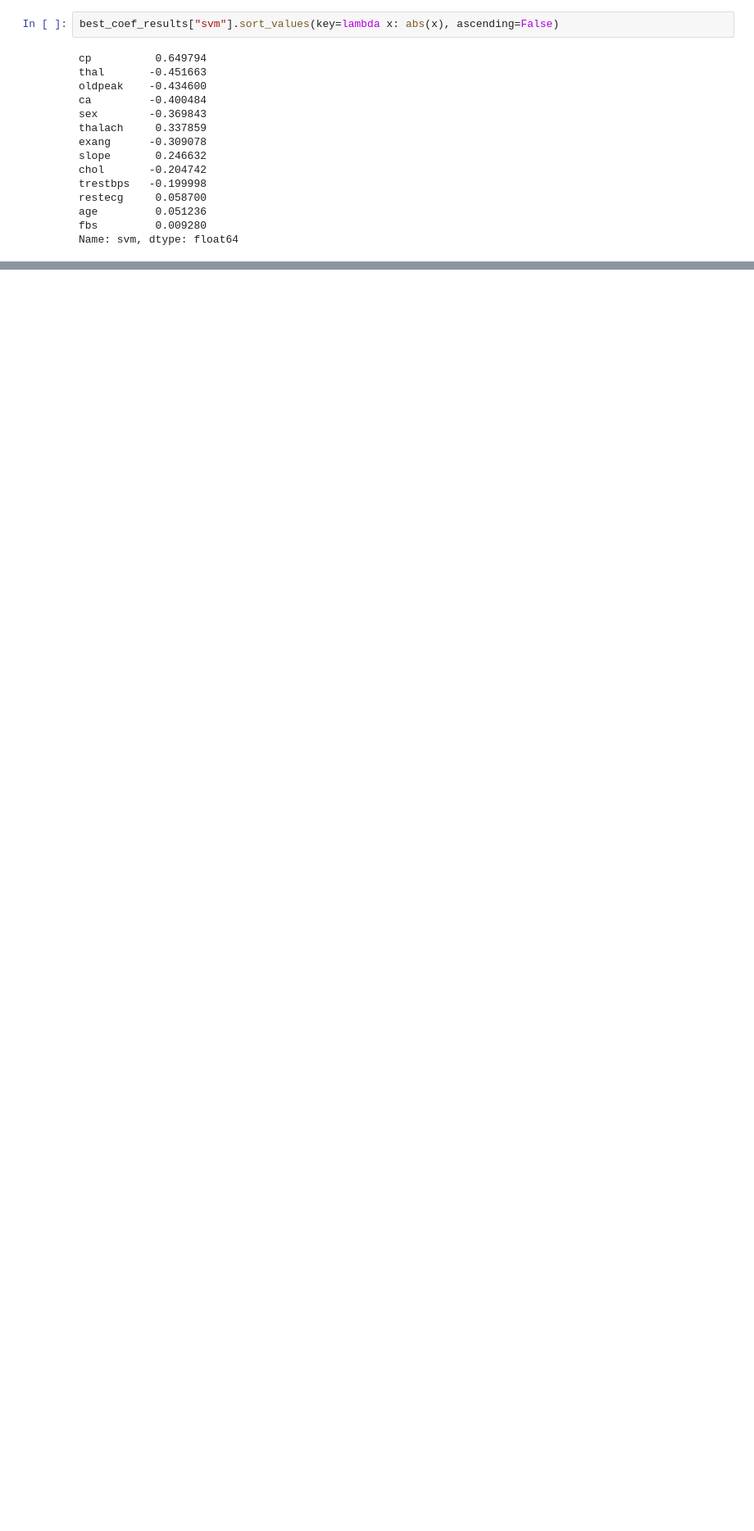
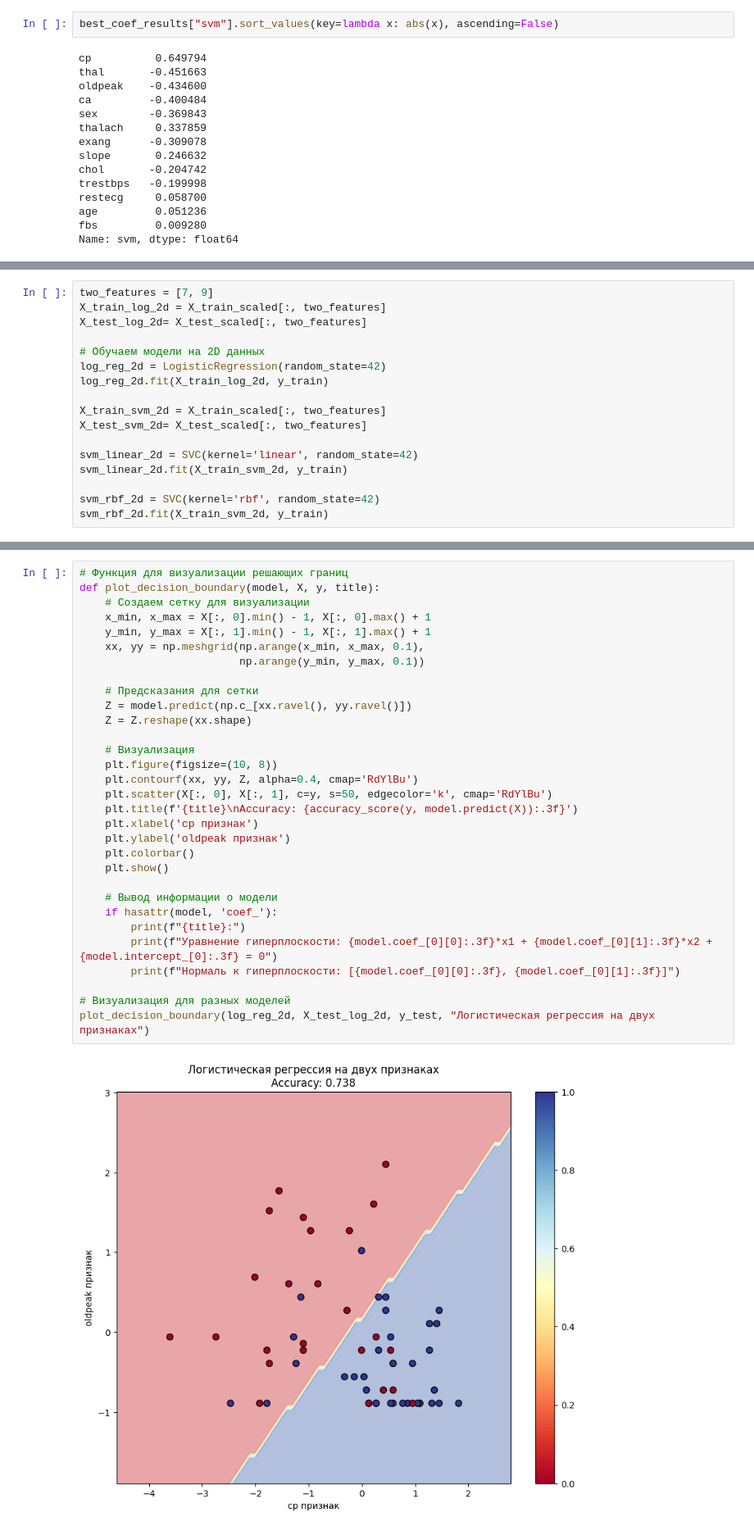
Before and after one commit to SerMisterMish/Statistical_and_Machine_Learning, a Jupyter notebook: supervised_learning/claffication.ipynb, the cells around one changed output, grey strips where cells are left out. Shown at 82% size. Drawn from its saved outputs; the diff is of its cells as text; blank space fills up the shorter version.

Commit message:
Add hyperplane visualization

```diff
--- a/supervised_learning/claffication.ipynb
+++ b/supervised_learning/claffication.ipynb
@@ -810,0 +795,17 @@ array([[ 2.04442042,  0.60485264],
+# %%
+two_features = [7, 9]
+X_train_log_2d = X_train_scaled[:, two_features]
+X_test_log_2d= X_test_scaled[:, two_features]
+
+# Обучаем модели на 2D данных
+log_reg_2d = LogisticRegression(random_state=42)
+log_reg_2d.fit(X_train_log_2d, y_train)
+
+X_train_svm_2d = X_train_scaled[:, two_features]
+X_test_svm_2d= X_test_scaled[:, two_features]
+
+svm_linear_2d = SVC(kernel='linear', random_state=42)
+svm_linear_2d.fit(X_train_svm_2d, y_train)
+
+svm_rbf_2d = SVC(kernel='rbf', random_state=42)
+svm_rbf_2d.fit(X_train_svm_2d, y_train)
@@ -810,0 +816,33 @@ array([[ 2.04442042,  0.60485264],
+# %%
+# Функция для визуализации решающих границ
+def plot_decision_boundary(model, X, y, title):
+    # Создаем сетку для визуализации
+    x_min, x_max = X[:, 0].min() - 1, X[:, 0].max() + 1
+    y_min, y_max = X[:, 1].min() - 1, X[:, 1].max() + 1
+    xx, yy = np.meshgrid(np.arange(x_min, x_max, 0.1),
+                         np.arange(y_min, y_max, 0.1))
+
+    # Предсказания для сетки
+    Z = model.predict(np.c_[xx.ravel(), yy.ravel()])
+    Z = Z.reshape(xx.shape)
+
+    # Визуализация
+    plt.figure(figsize=(10, 8))
+    plt.contourf(xx, yy, Z, alpha=0.4, cmap='RdYlBu')
+    plt.scatter(X[:, 0], X[:, 1], c=y, s=50, edgecolor='k', cmap='RdYlBu')
+    plt.title(f'{title}\nAccuracy: {accuracy_score(y, model.predict(X)):.3f}')
+    plt.xlabel('cp признак')
+    plt.ylabel('oldpeak признак')
+    plt.colorbar()
+    plt.show()
+
+    # Вывод информации о модели
+    if hasattr(model, 'coef_'):
+        print(f"{title}:")
+        print(f"Уравнение гиперплоскости: {model.coef_[0][0]:.3f}*x1 + {model.coef_[0][1]:.3f}*x2 + {model.intercept_[0]:.3f} = 0")
+        print(f"Нормаль к гиперплоскости: [{model.coef_[0][0]:.3f}, {model.coef_[0][1]:.3f}]")
+
+# Визуализация для разных моделей
+plot_decision_boundary(log_reg_2d, X_test_log_2d, y_test, "Логистическая регрессия на двух признаках")
+# %% [output]
+[figure, added]
```
Also changed, not shown: parts of 12 cells of this notebook.
